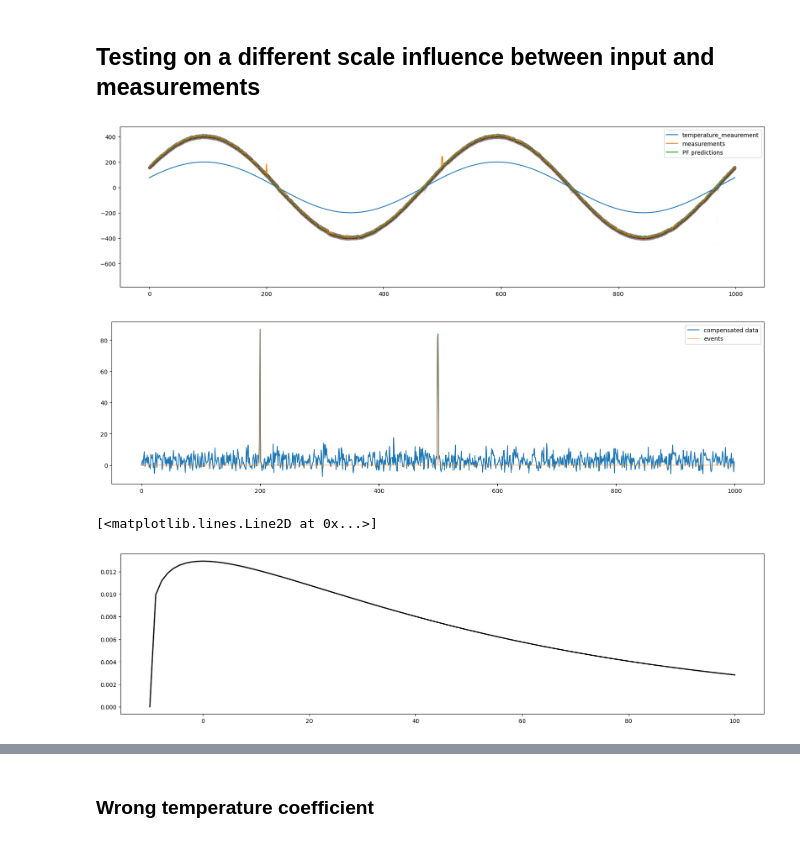
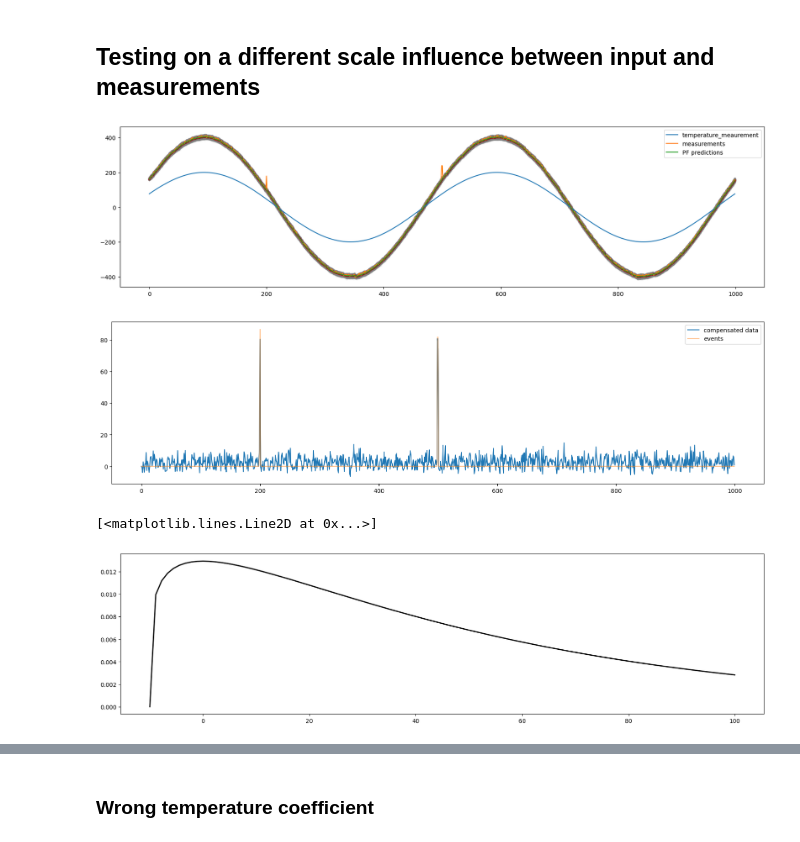
Before and after one commit to OWI-Lab/filter_tc, a Jupyter notebook: notebooks/Basic_testing_tension.ipynb, the cells around one changed output, grey strips where cells are left out. Cells and saved outputs as stored; diff of their text form; code cells hidden in the pictures.

```diff
--- a/notebooks/Basic_testing_tension.ipynb
+++ b/notebooks/Basic_testing_tension.ipynb
@@ -170,7 +171,7 @@ pf = ParticleFilter(
     num_particles=num_particles,
     r_measurement_noise=5e1,
     q_process_noise=np.array([2, 1]),
-    scale=1,
+    scale=5e-3,
     loc=-10,
     alpha = pf_alpha)
 
@@ -185,35 +186,35 @@ pf.predictions = np.zeros(len(measurements))
 plt.figure(figsize=(20,5))
 for i, measurement in enumerate(measurements):
     pf.predict(input[:,i])
     #print(self.particles, self.weights)
     pf.update(measurement, loading=loading)
     #print(self.particles, self.weights)
     pf.simple_resample(loading=loading)
     #print(self.particles, self.weights)
     prediction, var = pf.estimate()
     #print(self.particles, self.weights)
     pf.predictions[i] = prediction
 
     plt.plot(np.ones(num_particles)*i,pf.particles[:,0], marker='.', color='gray', alpha=0.01, linestyle='')
     plt.plot(i, prediction, marker='.', color='r',alpha=0.5)
 
 plt.plot(y_lf, label='temperature_meaurement')
 plt.plot(measurements, label='measurements')
 plt.plot(pf.predictions, label='PF predictions')
 plt.legend()
 plt.show()
 plt.figure(figsize=(20,5))
 plt.plot(measurements - pf.predictions, label='compensated data')
 plt.plot(y_hf, alpha=0.5, label='events')
 plt.legend()
 plt.show()
 # plot noise ditribution
 plt.figure(figsize=(20,5))
 x = np.linspace(-10, 100, 100)
 plt.plot(x, pf.event_distribution.pdf(x), 'k-', lw=2, label='frozen pdf')
 # %% [output]
-[figure, old version]
+[figure, new version]
-[figure, old version]
+[figure, new version]
 [<matplotlib.lines.Line2D at 0x...>]
 [figure]
 # %%
```
Also changed, not shown: parts of 15 cells of this notebook, 7 other files.
